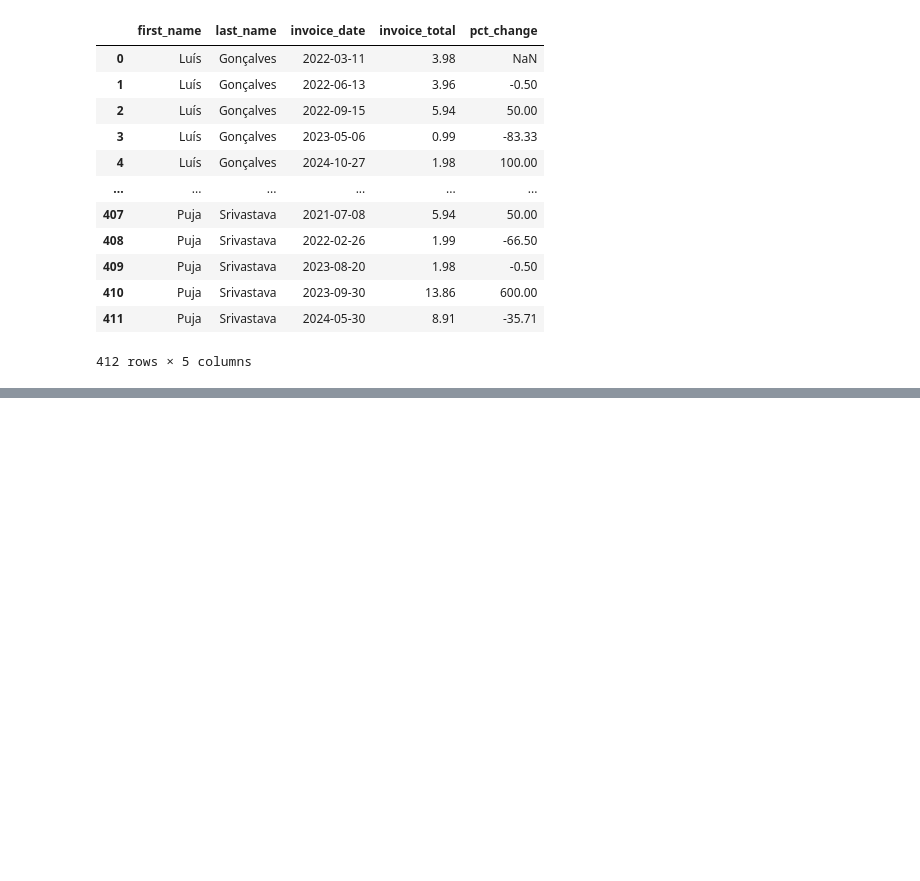
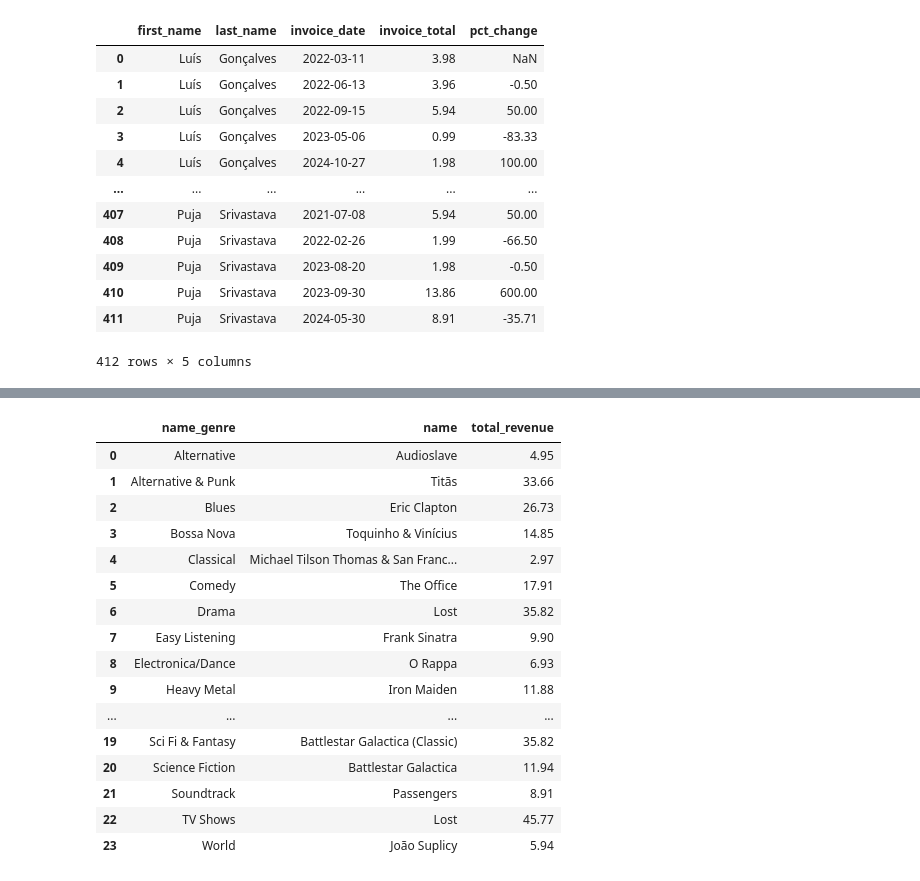
Before and after one commit to mcagriardic/sql-pandas-equivalents, a Jupyter notebook: notebooks/pd__chinook_practice.ipynb, the cells around one changed output, grey strips where cells are left out. Saved outputs shown, nothing was run; the diff lists cells and outputs as text; code cells hidden in the pictures; blank space fills up the shorter version.

```diff
--- a/notebooks/pd__chinook_practice.ipynb
+++ b/notebooks/pd__chinook_practice.ipynb
@@ -403,0 +412,34 @@ def maximumXorProduct(a: int, b: int, n: int) -> int:
+# %%
+(
+    track
+    .merge(album, on="album_id", suffixes=["_track", "_album"])
+    .merge(genre, on="genre_id", suffixes=["_track", "_genre"])
+    .merge(artist, on="artist_id", suffixes=["_track", "_artist"])
+    .merge(invoice_line, on="track_id", suffixes=["_track", "_invoice_line"])
+    .assign(total_price=lambda x: x["unit_price_invoice_line"] * x["quantity"])
+    .groupby(["name_genre", "name"])
+    ["total_price"].sum()
+    .rename("total_revenue")
+    .reset_index()
+    .sort_values(["name_genre", "total_revenue"], ascending=[True, False])
+    .drop_duplicates(subset=["name_genre"], keep="first")
+    .reset_index(drop=True)
+)
+# %% [output]
+|  | name_genre | name | total_revenue |
+| 0 | Alternative | Audioslave | 4.95 |
+| 1 | Alternative & Punk | Titãs | 33.66 |
+| 2 | Blues | Eric Clapton | 26.73 |
+| 3 | Bossa Nova | Toquinho & Vinícius | 14.85 |
+| 4 | Classical | Michael Tilson Thomas & San Franc... | 2.97 |
+| 5 | Comedy | The Office | 17.91 |
+| 6 | Drama | Lost | 35.82 |
+| 7 | Easy Listening | Frank Sinatra | 9.90 |
+| 8 | Electronica/Dance | O Rappa | 6.93 |
+| 9 | Heavy Metal | Iron Maiden | 11.88 |
+| ... | ... | ... | ... |
+| 19 | Sci Fi & Fantasy | Battlestar Galactica (Classic) | 35.82 |
+| 20 | Science Fiction | Battlestar Galactica | 11.94 |
+| 21 | Soundtrack | Passengers | 8.91 |
+| 22 | TV Shows | Lost | 45.77 |
+| 23 | World | João Suplicy | 5.94 |
```
Also changed, not shown: parts of 30 cells of this notebook, 4 other files.
